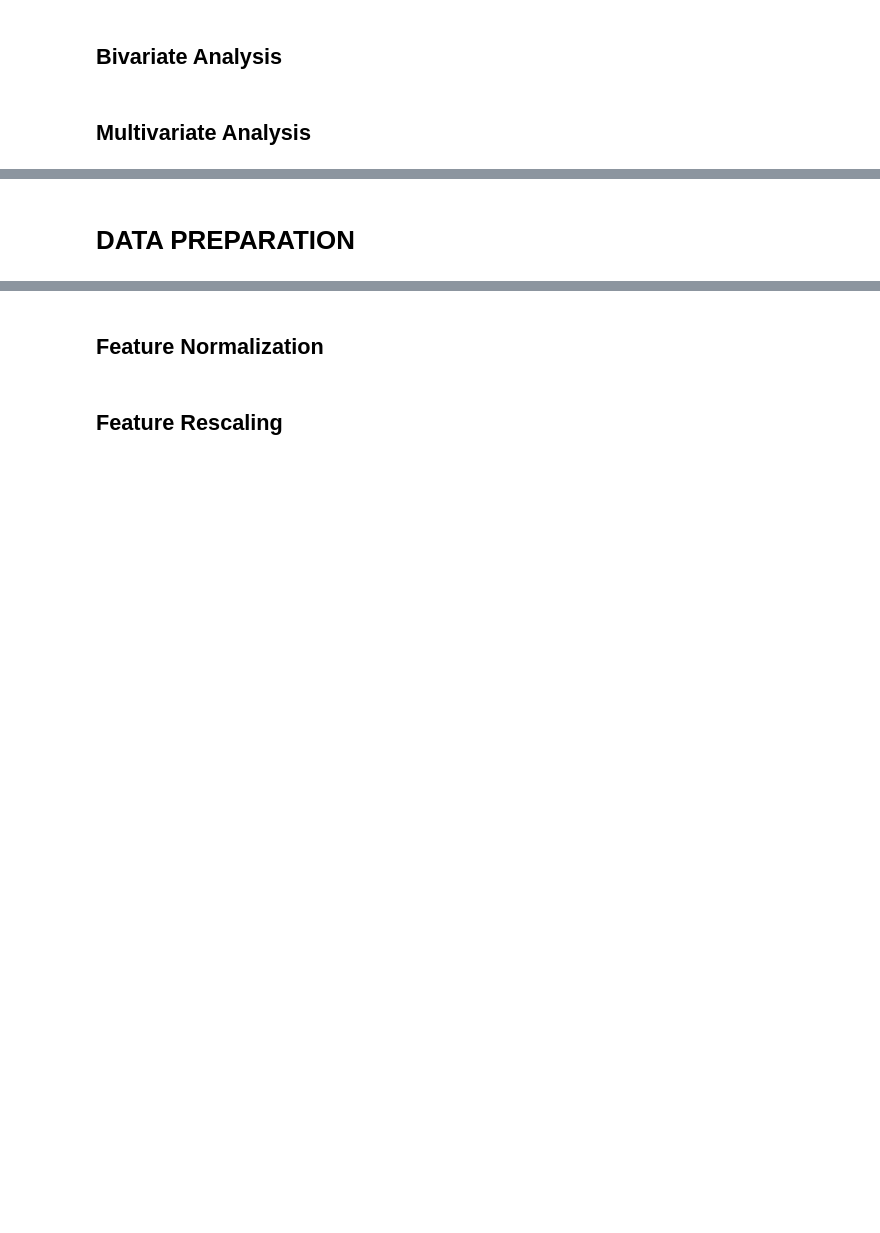
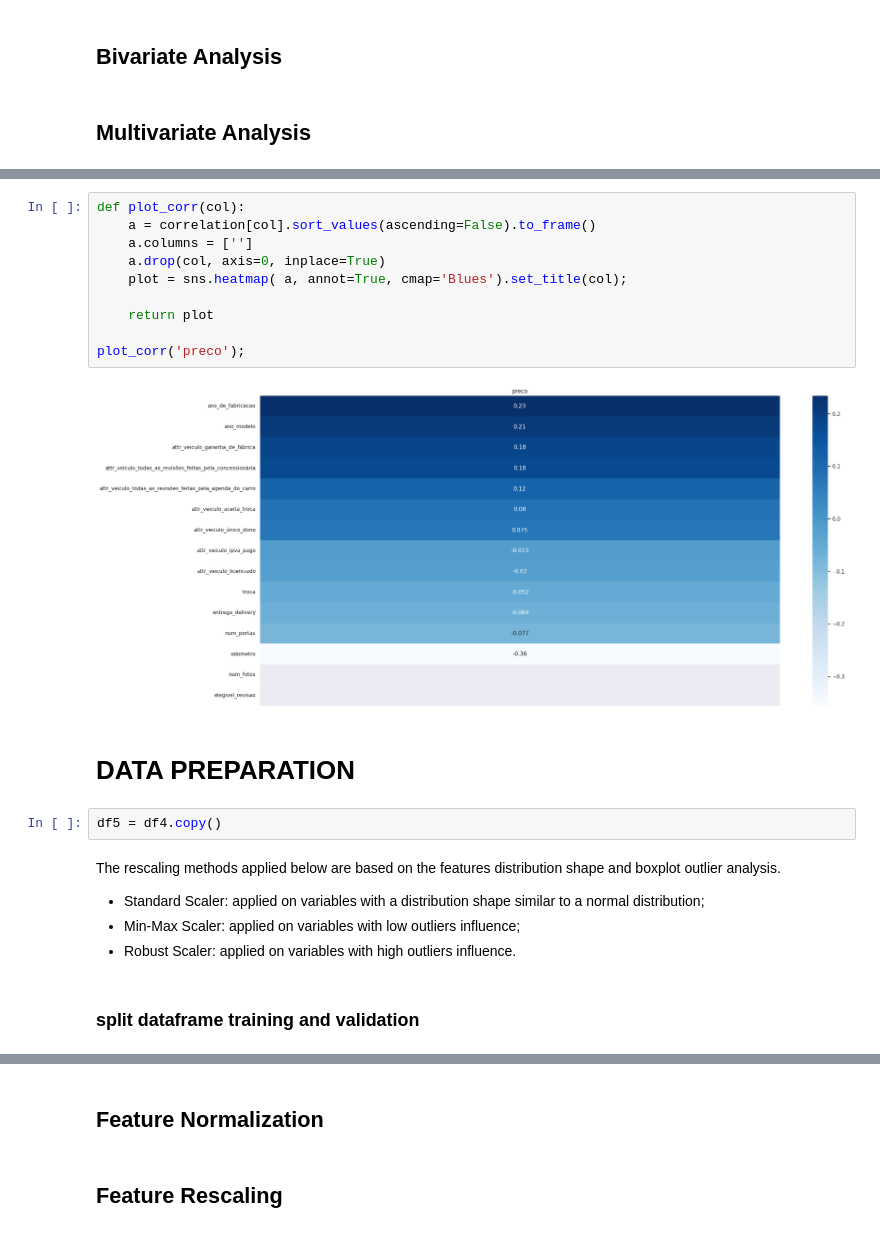
Before and after one commit to marxcerqueira/hackday-cds-time1, a Jupyter notebook: notebook/hackday-cds-time1.ipynb, the cells around one changed output, grey strips where cells are left out. Saved outputs shown, nothing was run; the diff lists cells and outputs as text; blank space fills up the shorter version.

```diff
--- a/notebook/hackday-cds-time1.ipynb
+++ b/notebook/hackday-cds-time1.ipynb
@@ -429,2 +865,24 @@ cate_attributes.apply( lambda x: x.unique().shape[0])
+# %%
+def plot_corr(col):
+    a = correlation[col].sort_values(ascending=False).to_frame()
+    a.columns = ['']
+    a.drop(col, axis=0, inplace=True)
+    plot = sns.heatmap( a, annot=True, cmap='Blues').set_title(col);
+
+    return plot
+
+plot_corr('preco');
+# %% [output]
+[figure, added]
 # %% [markdown]
 # DATA PREPARATION
+# %%
+df5 = df4.copy()
+# %% [markdown]
+The rescaling methods applied below are based on the features distribution shape and boxplot outlier analysis.
+
+- Standard Scaler: applied on variables with a distribution shape similar to a normal distribution;
+- Min-Max Scaler: applied on variables with low outliers influence;
+- Robust Scaler: applied on variables with high outliers influence.
+# %% [markdown]
+### split dataframe training and validation
```
Also changed, not shown: parts of 78 cells of this notebook.
